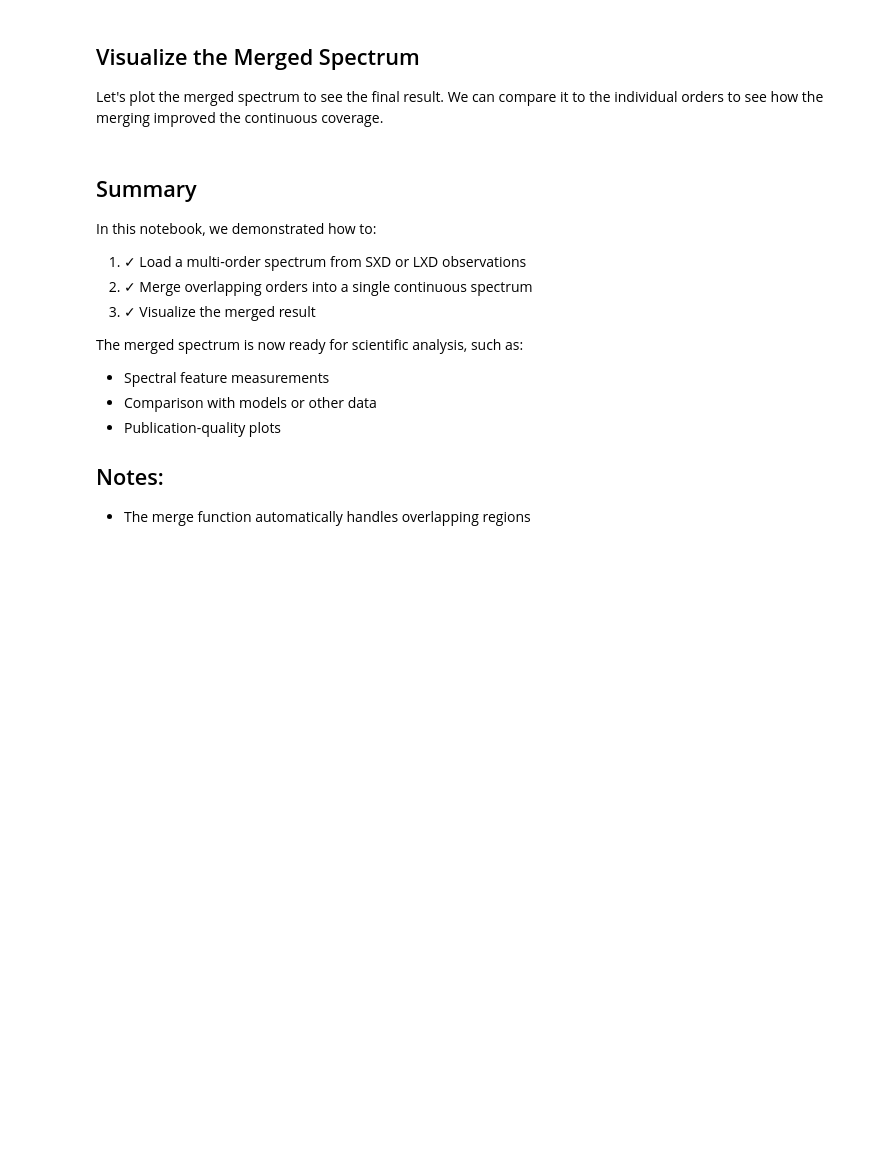
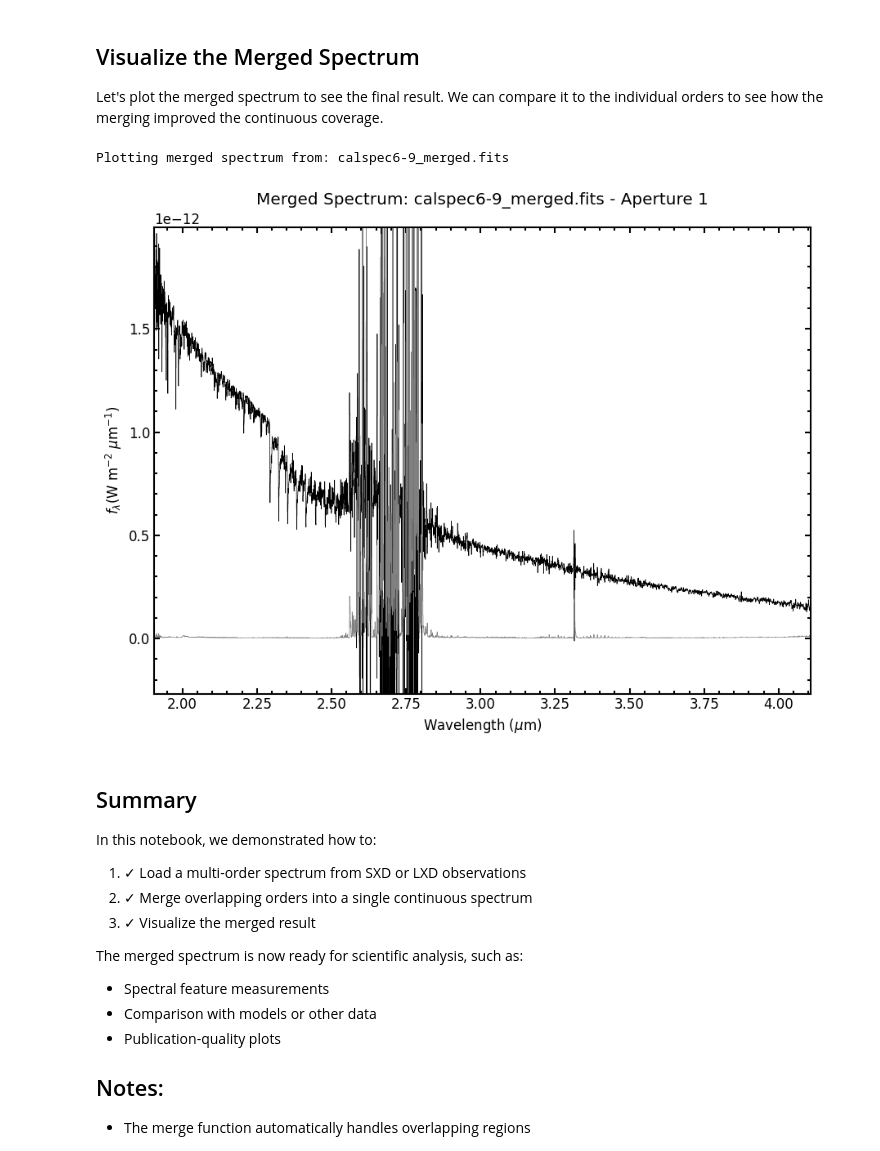
Before and after one commit to pyspextool/pyspextool, a Jupyter notebook: notebooks/merge-orders-example.ipynb, the cells around one changed output. Saved outputs shown, nothing was run; the diff lists cells and outputs as text; code cells hidden in the pictures; blank space fills up the shorter version.

```diff
--- a/notebooks/merge-orders-example.ipynb
+++ b/notebooks/merge-orders-example.ipynb
@@ -158,29 +205,29 @@ Let's plot the merged spectrum to see the final result. We can compare it to the
 # %%
 # ============================================================================
 # PLOT THE MERGED SPECTRUM
 # ============================================================================
 
 from pyspextool.plot.plot_spectra import plot_spectra
 
 if input_file is not None:
     # Plot the merged spectrum
     merged_file = output_root + '.fits'
 
     print(f'Plotting merged spectrum from: {merged_file}\n')
 
     # Create plot with flux and uncertainty
     ax = plot_spectra(
         proc_path + merged_file,
+        title=f'Merged Spectrum: {merged_file}',
         colors='k',                    # Black line for spectrum
         ytype="flux and uncertainty",  # Show both flux and uncertainty
         order_numbers=False            # No order numbers (it's merged!)
     )
-
-    plt.title(f'Merged Spectrum: {merged_file}')
-    plt.tight_layout()
-    plt.show()
 else:
     print('No merged spectrum to plot')
+# %% [output]
+Plotting merged spectrum from: calspec6-9_merged.fits
+[figure, added]
 # %% [markdown]
 ## Summary
 
```
Also changed, not shown: parts of 4 cells of this notebook.
